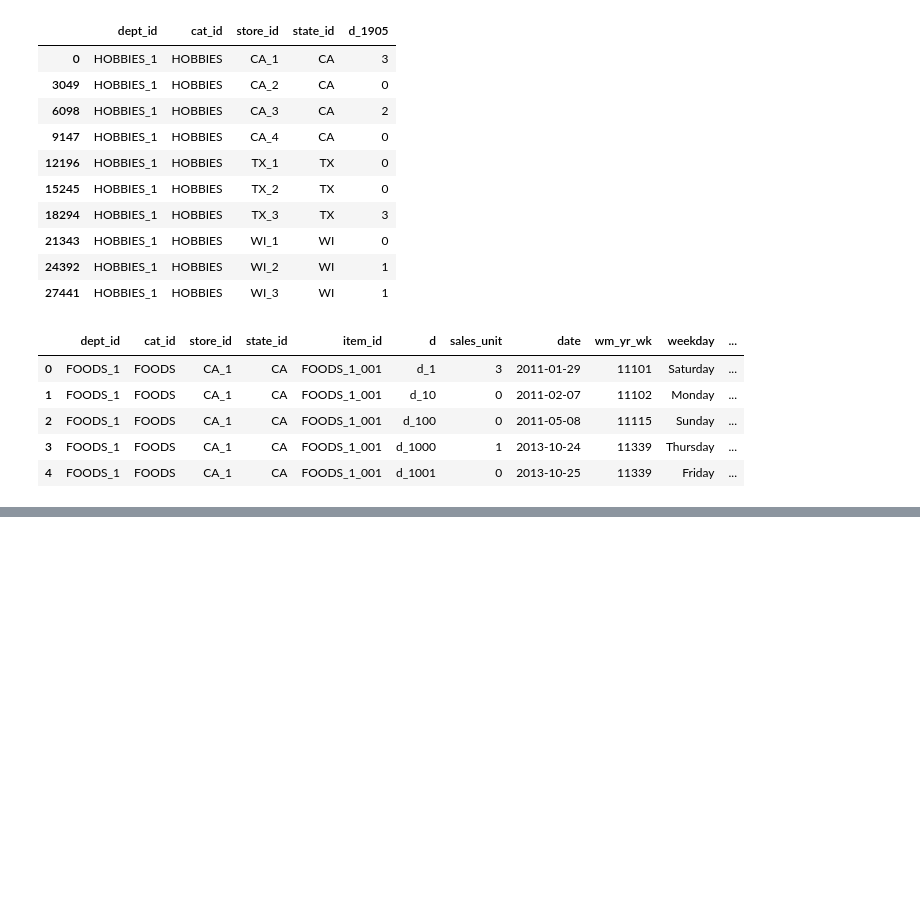
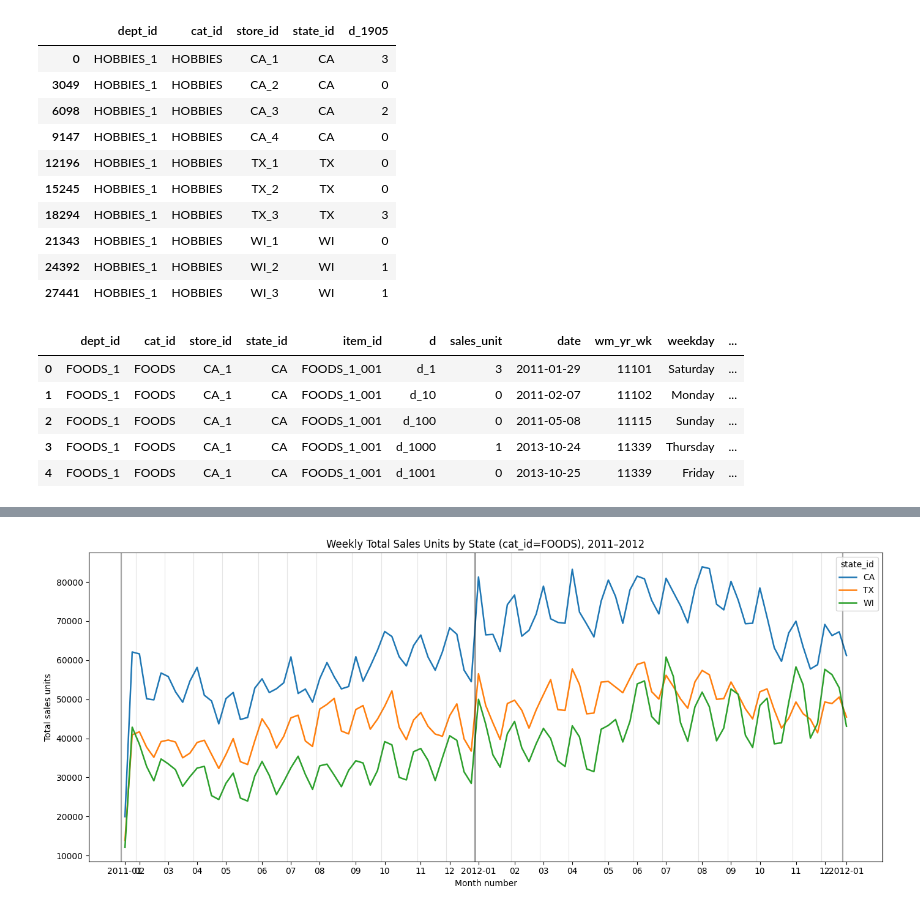
Before and after one commit to anna4fun/Walmart_Stock_and_Sales_Forecasting, a Jupyter notebook: notebooks/01_exploratory_analysis.ipynb, the cells around one changed output, grey strips where cells are left out. Cells and saved outputs as stored; diff of their text form; code cells hidden in the pictures; blank space fills up the shorter version.

Commit message:
update charts

```diff
--- a/notebooks/01_exploratory_analysis.ipynb
+++ b/notebooks/01_exploratory_analysis.ipynb
@@ -371,0 +360,4 @@ plt.show()
+# %%
+sales_backbone = sales_backbone.merge(sell_prices, on=['store_id', 'item_id','wm_yr_wk'], how='left')
+# row count should not change with a left join (calendar has unique d)
+assert sales_backbone.shape[0] == sales_backbone_orignal_rows
@@ -371,0 +493,83 @@ plt.show()
+# %%
+"""
+From the new sales_backbone, help me generate the code to aggregate the total sales_unit per week, per cat_id, per state_id, and then help me plot a time series chart
+of total sales units per week, each state_id has it's own line. For x-axis, I want the week to be 1, 2,3, to week 52 for each year from 2011 to 2016. I want a vertical line at each year end to separate the years.
+"""
+# Ensure date is datetime (calendar has "date" as YYYY-MM-DD)
+sales_backbone["date"] = pd.to_datetime(sales_backbone["date"])
+
+# Keep 2011–2016 and build a "week index" that goes 1..52 within each year
+df = sales_backbone.loc[
+    sales_backbone["date"].dt.year.between(2011, 2012),
+    ["date", "cat_id", "state_id", "sales_unit"],
+].copy()
+
+df["year"] = df["date"].dt.year
+df["week"] = df["date"].dt.isocalendar().week.astype(int)
+df = df[df["week"] <= 52]  # keep week 1..52 only (drops ISO week 53 if present)
+
+weekly = (
+    df.groupby(["year", "week", "cat_id", "state_id"], as_index=False)["sales_unit"]
+      .sum()
+      .rename(columns={"sales_unit": "total_sales_unit"})
+)
+
+# Pick which cat_id to plot (set this to e.g. "HOBBIES", "FOODS", "HOUSEHOLD")
+cat_to_plot = weekly["cat_id"].iloc[0]
+
+plot_df = weekly[weekly["cat_id"] == cat_to_plot].copy()
+plot_df["x"] = (plot_df["year"] - 2011) * 52 + plot_df["week"]  # continuous x across years
+
+pivot = plot_df.pivot(index="x", columns="state_id", values="total_sales_unit").sort_index()
+
+ax = pivot.plot(figsize=(14, 6), linewidth=1.8)
+ax.set_title(f"Weekly Total Sales Units by State (cat_id={cat_to_plot}), 2011–2012")
+ax.set_xlabel("Week (1..52 each year, 2011–2012)")
+ax.set_ylabel("Total sales units")
+
+# Year-end separators (after week 52 of each year)
+for y in range(2011, 2012):  # lines between years (2011|2012 ... 2015|2016)
+    ax.axvline((y - 2011) * 52 + 52 + 0.5, color="black", alpha=0.25, linewidth=1)
+
+# Build week->date calendar (week start date)
+week_calendar = (
+    df.groupby(["year", "week"], as_index=False)["date"].min()
+      .rename(columns={"date": "week_start"})
+)
+week_calendar["x"] = (week_calendar["year"] - 2011) * 52 + week_calendar["week"]
+week_calendar = week_calendar.sort_values("x")
+
+# Month starts (week where month changes)
+week_calendar["month"] = week_calendar["week_start"].dt.month
+week_calendar["year2"] = week_calendar["week_start"].dt.year
+
+month_starts = week_calendar.loc[
+    week_calendar["month"].ne(week_calendar["month"].shift()),
+    ["x", "year2", "month"],
+]
+
+# Vertical lines: light for month boundaries, bold for Jan (start-of-year)
+for _, r in month_starts.iterrows():
+    is_jan = int(r["month"]) == 1
+    ax.axvline(
+        r["x"] - 0.5,
+        color="black" if is_jan else "gray",
+        alpha=0.35 if is_jan else 0.20,
+        linewidth=1.6 if is_jan else 0.8,
+    )
+
+# Month-start ticks/labels: show YYYY-01 at each January, else MM
+ticks = month_starts["x"].tolist()
+labels = [
+    f"{int(y)}-01" if int(m) == 1 else f"{int(m):02d}"
+    for y, m in zip(month_starts["year2"], month_starts["month"])
+]
+ax.set_xticks(ticks)
+ax.set_xticklabels(labels, rotation=0)
+ax.set_xlabel("Month number")
+
+ax.legend(title="state_id")
+plt.tight_layout()
+plt.show()
+# %% [output]
+[figure, added]
```
Also changed, not shown: parts of 16 cells of this notebook, 6 other files.
